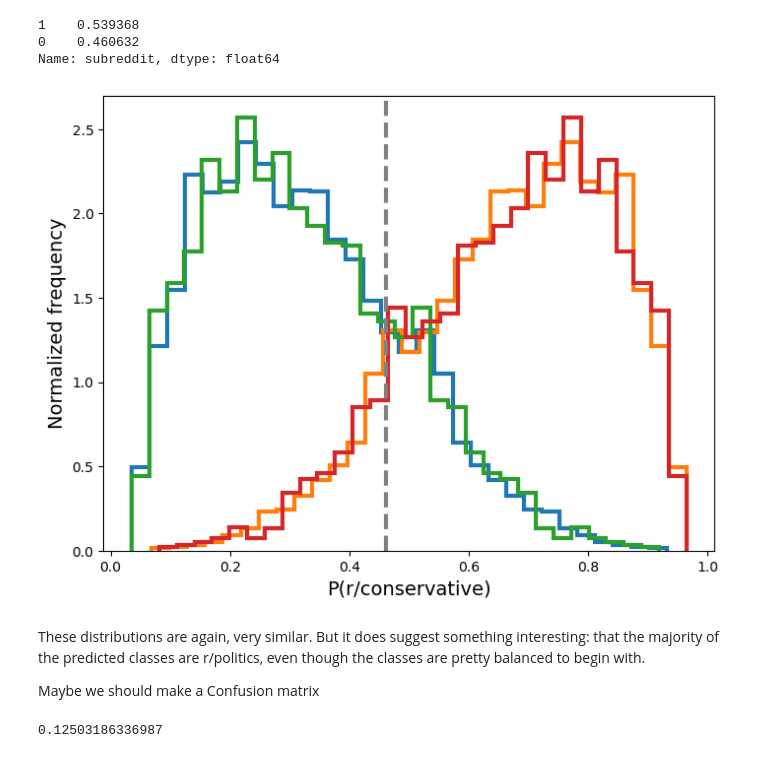
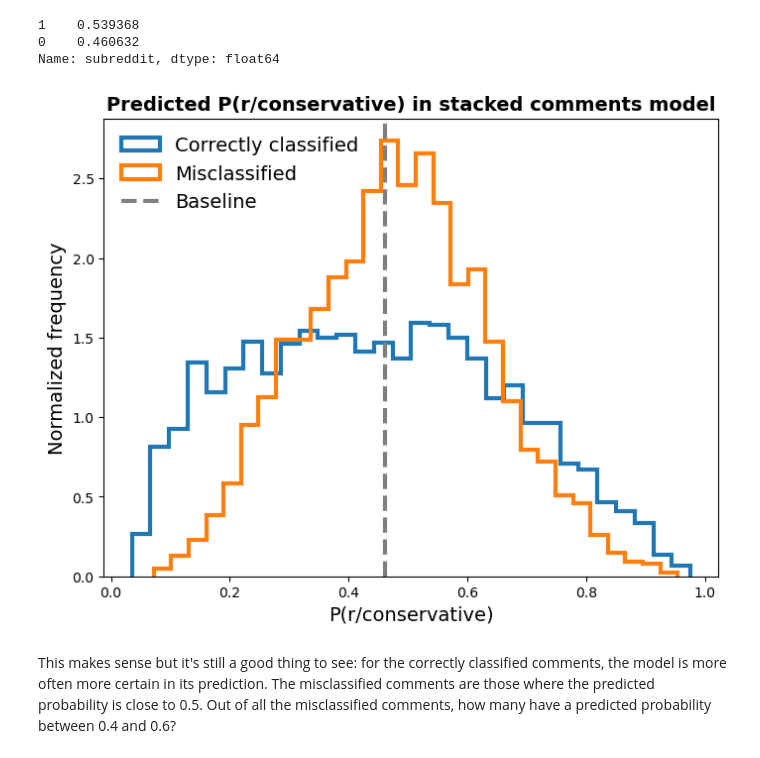
Before and after one commit to martijndevries/NLP_Reddit, a Jupyter notebook: code/model_insights.ipynb, the cells around one changed output. Saved outputs shown, nothing was run; the diff lists cells and outputs as text; code cells hidden in the pictures.

Commit message:
Finishing model insights

```diff
--- a/code/model_insights.ipynb
+++ b/code/model_insights.ipynb
@@ -588,6 +612,9 @@ preds_test = stacked_model_coms.predict(X_test)
 # %%
-c_idx = np.where(preds_test == y_test)[0]
-mc_idx = np.where(preds_test != y_test)[0]
+c_il = np.where(preds_test == y_test)
+mc_il = np.where(preds_test != y_test)
 
-com_class = com_df.iloc[c_idx]
-com_mclass = com_df.iloc[mc_idx]
+c_idx = y_test.iloc[c_il].index
+mc_idx = y_test.iloc[mc_il].index
+
+com_class = com_df.loc[c_idx,:]
+com_mclass = com_df.loc[mc_idx,:]
@@ -664,24 +735,16 @@ base_conservative = y.value_counts(normalize=True)[0]
 # %%
 fig, ax = plt.subplots(figsize=(8,6))
 
 ax.hist(probs_c[:,0], histtype='step', linewidth=3, bins=30, density=True, label='Correctly classified')
-ax.hist(probs_c[:,1], histtype='step', linewidth=3, bins=30, density=True, label='Correctly classified')
+ax.hist(probs_mc[:,0], histtype='step', linewidth=3,  bins=30, density=True, label='Misclassified')
 
-ax.hist(probs_mc[:,0], histtype='step', linewidth=3,  bins=30, density=True, label='Misclassified')
-ax.hist(probs_mc[:,1], histtype='step', linewidth=3, bins=30, density=True, label='Correctly classified')
-
-ax.axvline(base_conservative, color='grey', linewidth=3, linestyle='dashed')
-#ax.legend(frameon=False, numpoints=1, fontsize=14)
+ax.axvline(base_conservative, color='grey', linewidth=3, linestyle='dashed', label='Baseline')
+ax.legend(frameon=False, numpoints=1, fontsize=14, loc='upper left')
 ax.set_xlabel('P(r/conservative)', fontsize=14)
 ax.set_ylabel('Normalized frequency', fontsize=14)
+ax.set_title('Predicted P(r/conservative) in stacked comments model', fontsize=14, fontweight='bold')
 plt.show()
 # %% [output]
-[figure, old version]
+[figure, new version]
 # %% [markdown]
-These distributions are again, very similar. But it does suggest something interesting: that the majority of the predicted classes are r/politics, even though the classes are pretty balanced to begin with.
-
-Maybe we should make a Confusion matrix
+This makes sense but it's still a good thing to see: for the correctly classified comments, the model is more often more certain in its prediction. The misclassified comments are those where the predicted probability is close to 0.5. Out of all the misclassified comments, how many have a predicted probability between 0.4 and 0.6?
-# %%
-sum(probs_c[:,1] < 0.47)/probs_c.shape[0]
-# %% [output]
-0.12503186336987
```
Also changed, not shown: parts of 21 cells of this notebook, 3 other files.
